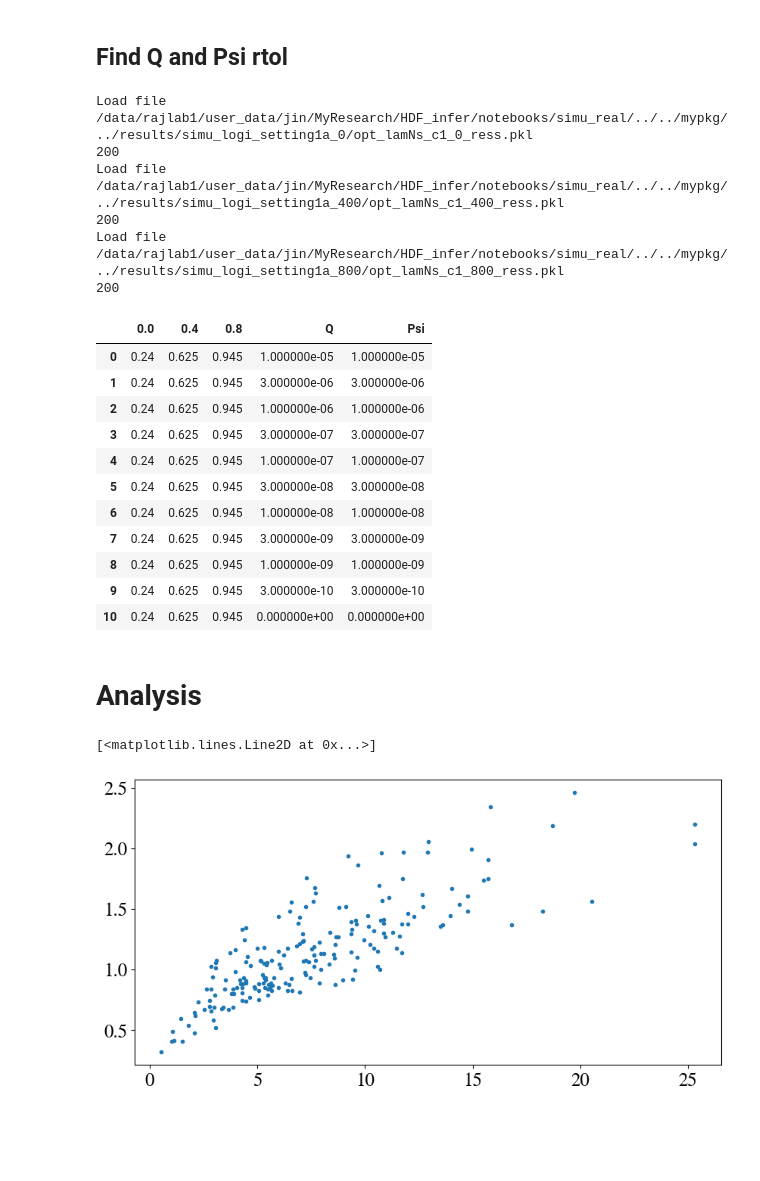
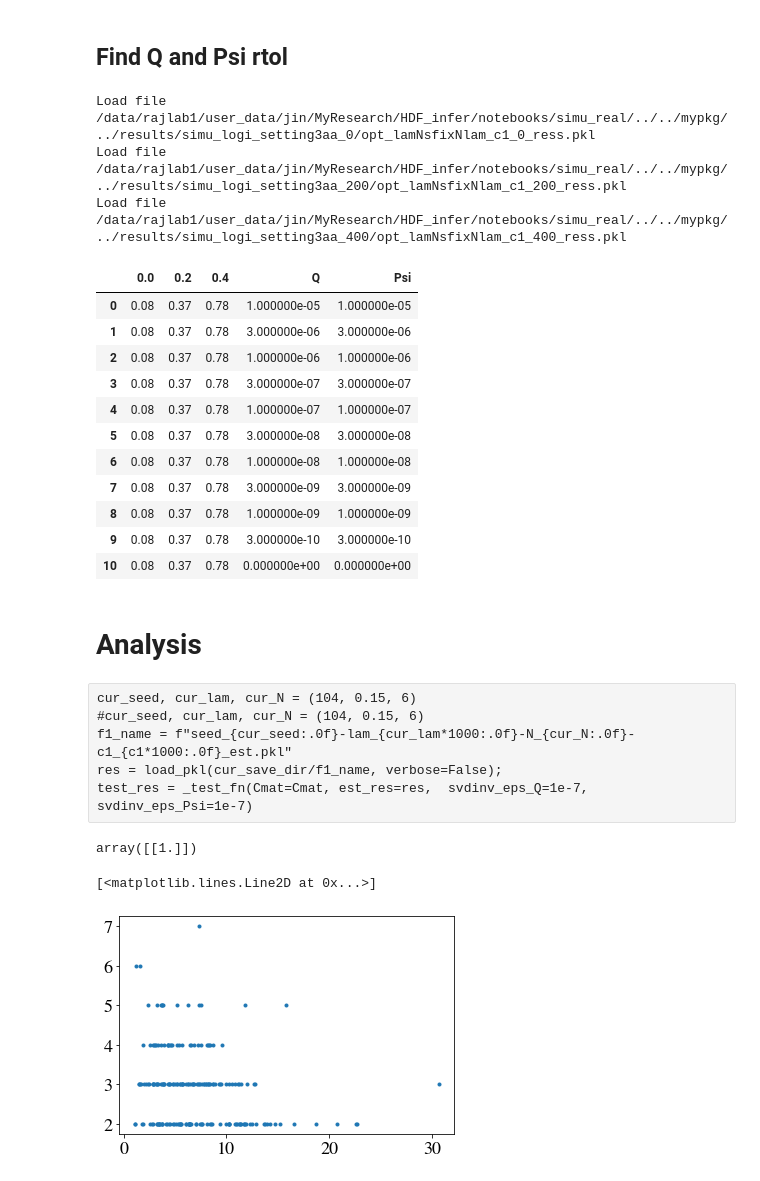
Before and after one commit to JINhuaqing/HDF, a Jupyter notebook: notebooks/simu_real/simu_analysis_logi.ipynb, the cells around one changed output. Saved outputs shown, nothing was run; the diff lists cells and outputs as text; code cells hidden in the pictures; blank space fills up the shorter version.

```diff
--- a/notebooks/simu_real/simu_analysis_logi.ipynb
+++ b/notebooks/simu_real/simu_analysis_logi.ipynb
@@ -555,15 +571,12 @@ Save to /data/rajlab1/user_data/jin/MyResearch/HDF_infer/notebooks/simu_real/../
 ress_dict = {}
 for c1 in c1s:
     cur_save_dir = RES_ROOT/f"simu_logi_{setting}_{c1*1000:.0f}"
-    ress = load_pkl(cur_save_dir/f"opt_lamNs_c1_{c1*1000:.0f}_ress.pkl");
+    #ress = load_pkl(cur_save_dir/f"opt_lamNs_c1_{c1*1000:.0f}_ress.pkl");
     #ress = load_pkl(cur_save_dir/f"opt_lamNsfixN_c1_{c1*1000:.0f}_ress.pkl");
-    #ress = load_pkl(cur_save_dir/f"opt_lamNsfixNlam_c1_{c1*1000:.0f}_ress.pkl");
-    print(len(ress))
+    ress = load_pkl(cur_save_dir/f"opt_lamNsfixNlam_c1_{c1*1000:.0f}_ress.pkl");
+    #print(len(ress))
     ress_dict[c1] = ress
 # %% [output]
-Load file /data/rajlab1/user_data/jin/MyResearch/HDF_infer/notebooks/simu_real/../../mypkg/../results/simu_logi_setting1a_0/opt_lamNs_c1_0_ress.pkl
-200
-Load file /data/rajlab1/user_data/jin/MyResearch/HDF_infer/notebooks/simu_real/../../mypkg/../results/simu_logi_setting1a_400/opt_lamNs_c1_400_ress.pkl
-200
-Load file /data/rajlab1/user_data/jin/MyResearch/HDF_infer/notebooks/simu_real/../../mypkg/../results/simu_logi_setting1a_800/opt_lamNs_c1_800_ress.pkl
-200
+Load file /data/rajlab1/user_data/jin/MyResearch/HDF_infer/notebooks/simu_real/../../mypkg/../results/simu_logi_setting3aa_0/opt_lamNsfixNlam_c1_0_ress.pkl
+Load file /data/rajlab1/user_data/jin/MyResearch/HDF_infer/notebooks/simu_real/../../mypkg/../results/simu_logi_setting3aa_200/opt_lamNsfixNlam_c1_200_ress.pkl
+Load file /data/rajlab1/user_data/jin/MyResearch/HDF_infer/notebooks/simu_real/../../mypkg/../results/simu_logi_setting3aa_400/opt_lamNsfixNlam_c1_400_ress.pkl
@@ -579,7 +615,14 @@ df = []
 for c1 in c1s:
     ress = ress_dict[c1]
     pvals = np.array([[re["pval"] for re in res] for res in ress]);
-    vec_pv = np.mean(pvals<0.05, axis=0)
+    T_vss = np.array([[re["T_v"] for re in res] for res in ress]);
+
+    kpidxss = [outlier_det(T_vss[:, can_ix], 0.00) for can_ix in range(T_vss.shape[1])];
+    if True:
+        vec_pv = np.array([np.mean(pvals[:, can_ix][kpidxss[can_ix]]<0.05) for can_ix in range(len(cans))])
+    else:
+        vec_pv = np.array([np.mean(pvals[:, can_ix]<0.05) for can_ix in range(len(cans))])
+    #vec_pv = np.mean(pvals<0.05, axis=0)
     df.append(vec_pv[:, np.newaxis])
 df.append(all_coms)
 df = np.hstack(df)
@@ -587,17 +630,17 @@ df = pd.DataFrame(df)
 df.columns = c1s+["Q", "Psi"]
 df
 # %% [output]
-|  | 0.0 | 0.4 | 0.8 | Q | Psi |
-| 0 | 0.24 | 0.625 | 0.945 | 1.000000e-05 | 1.000000e-05 |
-| 1 | 0.24 | 0.625 | 0.945 | 3.000000e-06 | 3.000000e-06 |
-| 2 | 0.24 | 0.625 | 0.945 | 1.000000e-06 | 1.000000e-06 |
-| 3 | 0.24 | 0.625 | 0.945 | 3.000000e-07 | 3.000000e-07 |
-| 4 | 0.24 | 0.625 | 0.945 | 1.000000e-07 | 1.000000e-07 |
-| 5 | 0.24 | 0.625 | 0.945 | 3.000000e-08 | 3.000000e-08 |
-| 6 | 0.24 | 0.625 | 0.945 | 1.000000e-08 | 1.000000e-08 |
-| 7 | 0.24 | 0.625 | 0.945 | 3.000000e-09 | 3.000000e-09 |
-| 8 | 0.24 | 0.625 | 0.945 | 1.000000e-09 | 1.000000e-09 |
-| 9 | 0.24 | 0.625 | 0.945 | 3.000000e-10 | 3.000000e-10 |
-| 10 | 0.24 | 0.625 | 0.945 | 0.000000e+00 | 0.000000e+00 |
+|  | 0.0 | 0.2 | 0.4 | Q | Psi |
+| 0 | 0.08 | 0.37 | 0.78 | 1.000000e-05 | 1.000000e-05 |
+| 1 | 0.08 | 0.37 | 0.78 | 3.000000e-06 | 3.000000e-06 |
+| 2 | 0.08 | 0.37 | 0.78 | 1.000000e-06 | 1.000000e-06 |
+| 3 | 0.08 | 0.37 | 0.78 | 3.000000e-07 | 3.000000e-07 |
+| 4 | 0.08 | 0.37 | 0.78 | 1.000000e-07 | 1.000000e-07 |
+| 5 | 0.08 | 0.37 | 0.78 | 3.000000e-08 | 3.000000e-08 |
+| 6 | 0.08 | 0.37 | 0.78 | 1.000000e-08 | 1.000000e-08 |
+| 7 | 0.08 | 0.37 | 0.78 | 3.000000e-09 | 3.000000e-09 |
+| 8 | 0.08 | 0.37 | 0.78 | 1.000000e-09 | 1.000000e-09 |
+| 9 | 0.08 | 0.37 | 0.78 | 3.000000e-10 | 3.000000e-10 |
+| 10 | 0.08 | 0.37 | 0.78 | 0.000000e+00 | 0.000000e+00 |
 # %% [markdown]
 # Analysis
@@ -608,7 +695,7 @@ def _test_fn(Cmat, est_res, svdinv_eps_Q=0, svdinv_eps_Psi=0):
     _paras.svdinv_eps_Q = svdinv_eps_Q
     _paras.svdinv_eps_Psi = svdinv_eps_Psi
 
-    T_v = obt_test_stat_simple2(Q_mat_part=est_res.Q_mat_part,
+    T_v, Psi = obt_test_stat_simple2(Q_mat_part=est_res.Q_mat_part,
                                Sig_mat_part=est_res.Sig_mat_part,
                                est_alp=est_res.est_alp,
                                est_Gam=est_res.est_Gam,
@@ -621,18 +708,23 @@ def _test_fn(Cmat, est_res, svdinv_eps_Q=0, svdinv_eps_Psi=0):
     res.T_v = T_v.item()
     res.pval = pval
     res.Cmat = Cmat
+    res.Psi = Psi
     return res
-# %%
-cur_seed, cur_lam, cur_N = (104, 0.15, 6)
-#cur_seed, cur_lam, cur_N = (104, 0.15, 6)
-f1_name = f"seed_{cur_seed:.0f}-lam_{cur_lam*1000:.0f}-N_{cur_N:.0f}-c1_{c1*1000:.0f}_est.pkl"
-res = load_pkl(cur_save_dir/f1_name, verbose=False);
-test_res = _test_fn(Cmat=Cmat, est_res=res,  svdinv_eps_Q=1e-7,  svdinv_eps_Psi=1e-7)
+# %% [raw]
+cur_seed, cur_lam, cur_N = (104, 0.15, 6)
+#cur_seed, cur_lam, cur_N = (104, 0.15, 6)
+f1_name = f"seed_{cur_seed:.0f}-lam_{cur_lam*1000:.0f}-N_{cur_N:.0f}-c1_{c1*1000:.0f}_est.pkl"
+res = load_pkl(cur_save_dir/f1_name, verbose=False);
+test_res = _test_fn(Cmat=Cmat, est_res=res,  svdinv_eps_Q=1e-7,  svdinv_eps_Psi=1e-7)
+# %%
+Cmat = np.array([ [1, 0, 0],  [0, 1, -1],  ])
+Cmat = np.eye(1)
+# %% [output]
+array([[1.]])
 # %%
-[0.001, 0.05, 0.1, 0.13, 0.15, 0.18, 0.2, 0.25, 0.3, 0.35, 2.0, 4.0, 16.0]
 c1 = 0.0
 cur_save_dir = RES_ROOT/f"simu_logi_{setting}_{c1*1000:.0f}"
-cur_seed, cur_lam, cur_N = (1, 0.15, 6)
+cur_seed, cur_lam, cur_N = (1, 0.20, 6)
 alp_ests = []
 gamL0_ests = []
 T_vs = []
@@ -640,10 +732,12 @@ Sig_mat_parts = []
 pvals = []
 Q_mat_parts = []
 gam_ests = []
+Psis = []
 for cur_seed in trange(0, 200):
     f1_name = f"seed_{cur_seed:.0f}-lam_{cur_lam*1000:.0f}-N_{cur_N:.0f}-c1_{c1*1000:.0f}_est.pkl"
     res = load_pkl(cur_save_dir/f1_name, verbose=False);
     test_res = _test_fn(Cmat=Cmat, est_res=res,  svdinv_eps_Q=1e-7,  svdinv_eps_Psi=1e-7)
+    Psis.append(test_res.Psi)
     T_vs.append(test_res.T_v)
     pvals.append(test_res.pval)
     alp_ests.append(res.est_alp.numpy())
@@ -654,9 +748,10 @@ for cur_seed in trange(0, 200):
 T_vs = np.array(T_vs);
 pvals = np.array(pvals);
 # %%
-tmp = np.array([mat[:, 0].norm() for mat in gam_ests]);
+tmp = np.array([mat.sum() for mat in gamL0_ests]);
+#tmp = np.array([1/torch.svd(mat).S[0] for mat in Psis]);
 plt.plot(T_vs, tmp, ".")
 #plt.yscale("log")
 # %% [output]
 [<matplotlib.lines.Line2D at 0x...>]
-[figure, old version]
+[figure, new version]
```
Also changed, not shown: parts of 22 cells of this notebook, 40 other files.
